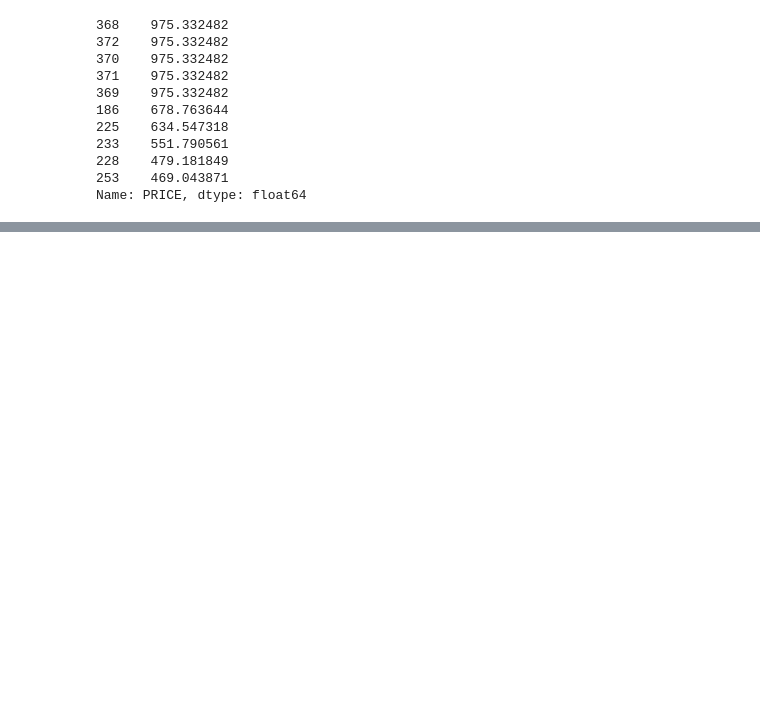
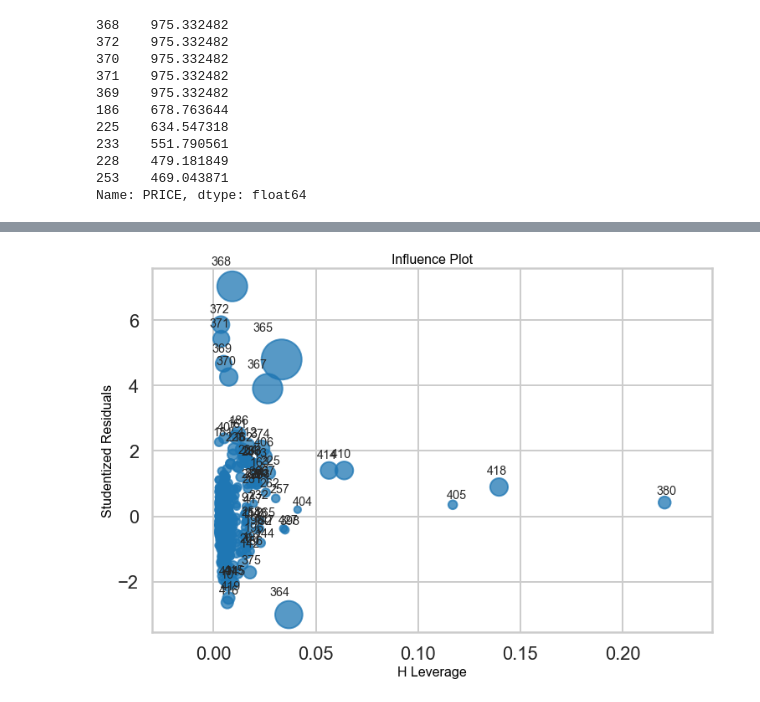
Before and after one commit to parasdoshicom/SpringboardDSIntensive, a Jupyter notebook: Mini_Project_Linear_Regression-With-Answer.ipynb, the cells around one changed output, grey strips where cells are left out. Cells and saved outputs as stored; diff of their text form; code cells hidden in the pictures; blank space fills up the shorter version.

```diff
--- a/Mini_Project_Linear_Regression-With-Answer.ipynb
+++ b/Mini_Project_Linear_Regression-With-Answer.ipynb
@@ -1074,5 +1115,14 @@ Name: PRICE, dtype: float64
 # %%
 #Exercise: Construct a leverage plot and identify high leverage points in the model.
 #Write a story explaining possible reasons for the high leverage points.
+
+import statsmodels.api as sm
+
+fig, ax = plt.subplots(figsize=(12,8))
+fig = sm.graphics.influence_plot(m4, alpha  = 0.05, ax = ax, criterion="cooks")
+
+#original source code: http://songhuiming.github.io/pages/2016/11/27/linear-regression-in-python-outliers-leverage-detect/
+# %% [output]
+[figure, added]
 # %%
 #Exercise: Remove the outliers and high leverage points from your model and run the regression again. How do the results change?
```
Also changed, not shown: parts of 10 cells of this notebook.
